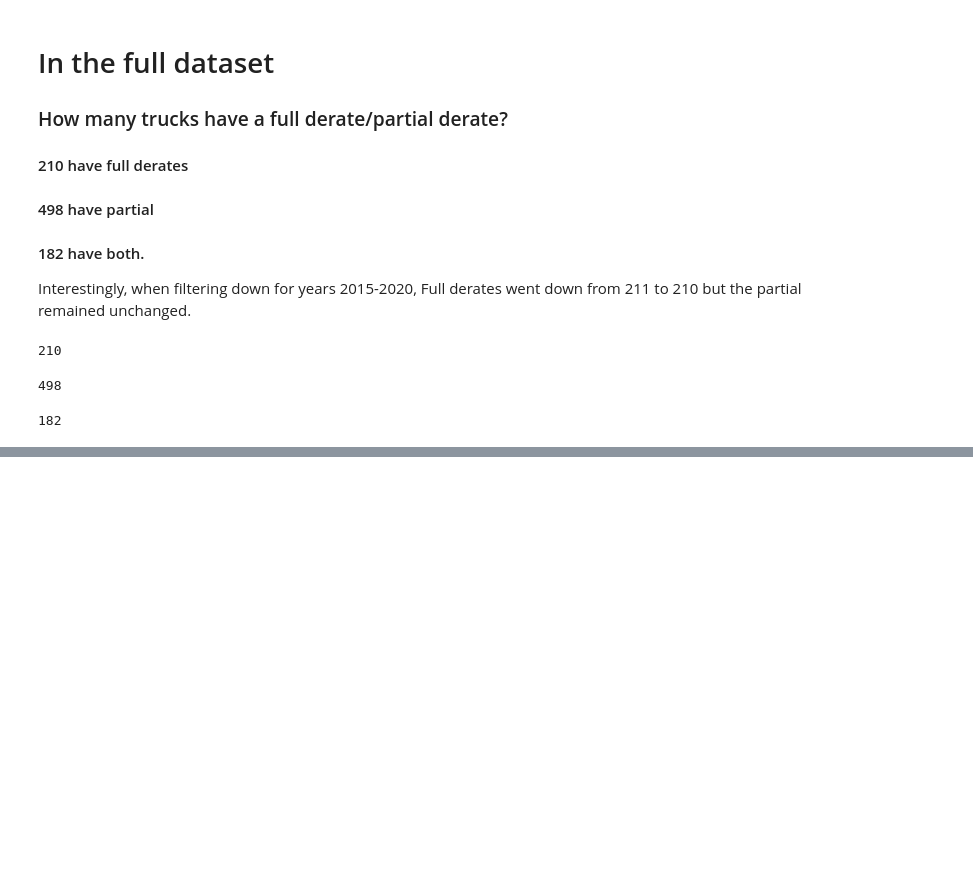
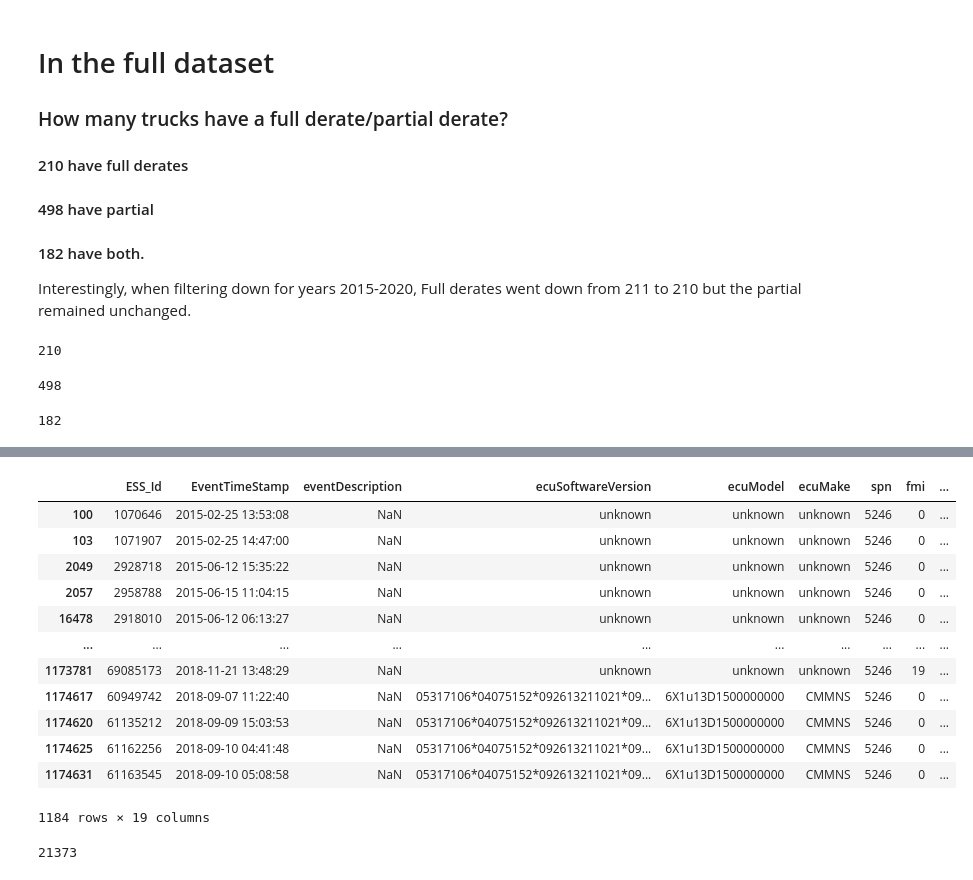
Before and after one commit to nss-data-science-cohort-5/big_g_express-rickrollers, a Jupyter notebook: notebooks/just_faults.ipynb, the cells around one changed output, grey strips where cells are left out. Drawn from its saved outputs; the diff is of its cells as text; code cells hidden in the pictures; blank space fills up the shorter version.

```diff
--- a/notebooks/just_faults.ipynb
+++ b/notebooks/just_faults.ipynb
@@ -137,3 +146,19 @@ def get_number(n):
     position = faults_cleaned[faults_cleaned['spn']==5246].index[0]
     find = range(position - (n-1), position + 1)
     return faults_cleaned.loc[find]
+# %%
+faults_cleaned[faults_cleaned['spn']==5246]
+# %% [output]
+|  | ESS_Id | EventTimeStamp | eventDescription | ecuSoftwareVersion | ecuModel | ecuMake | spn | fmi | ... |
+| 100 | 1070646 | 2015-02-25 13:53:08 | NaN | unknown | unknown | unknown | 5246 | 0 | ... |
+| 103 | 1071907 | 2015-02-25 14:47:00 | NaN | unknown | unknown | unknown | 5246 | 0 | ... |
+| 2049 | 2928718 | 2015-06-12 15:35:22 | NaN | unknown | unknown | unknown | 5246 | 0 | ... |
+| 2057 | 2958788 | 2015-06-15 11:04:15 | NaN | unknown | unknown | unknown | 5246 | 0 | ... |
+| 16478 | 2918010 | 2015-06-12 06:13:27 | NaN | unknown | unknown | unknown | 5246 | 0 | ... |
+| ... | ... | ... | ... | ... | ... | ... | ... | ... | ... |
+| 1173781 | 69085173 | 2018-11-21 13:48:29 | NaN | unknown | unknown | unknown | 5246 | 19 | ... |
+| 1174617 | 60949742 | 2018-09-07 11:22:40 | NaN | 05317106*04075152*092613211021*09... | 6X1u13D1500000000 | CMMNS | 5246 | 0 | ... |
+| 1174620 | 61135212 | 2018-09-09 15:03:53 | NaN | 05317106*04075152*092613211021*09... | 6X1u13D1500000000 | CMMNS | 5246 | 0 | ... |
+| 1174625 | 61162256 | 2018-09-10 04:41:48 | NaN | 05317106*04075152*092613211021*09... | 6X1u13D1500000000 | CMMNS | 5246 | 0 | ... |
+| 1174631 | 61163545 | 2018-09-10 05:08:58 | NaN | 05317106*04075152*092613211021*09... | 6X1u13D1500000000 | CMMNS | 5246 | 0 | ... |
+1184 rows × 19 columns
@@ -139,0 +170,4 @@ def get_number(n):
+# %%
+truck[truck['spn']==5246].index[0]
+# %% [output]
+21373
```
Also changed, not shown: parts of 19 cells of this notebook.
